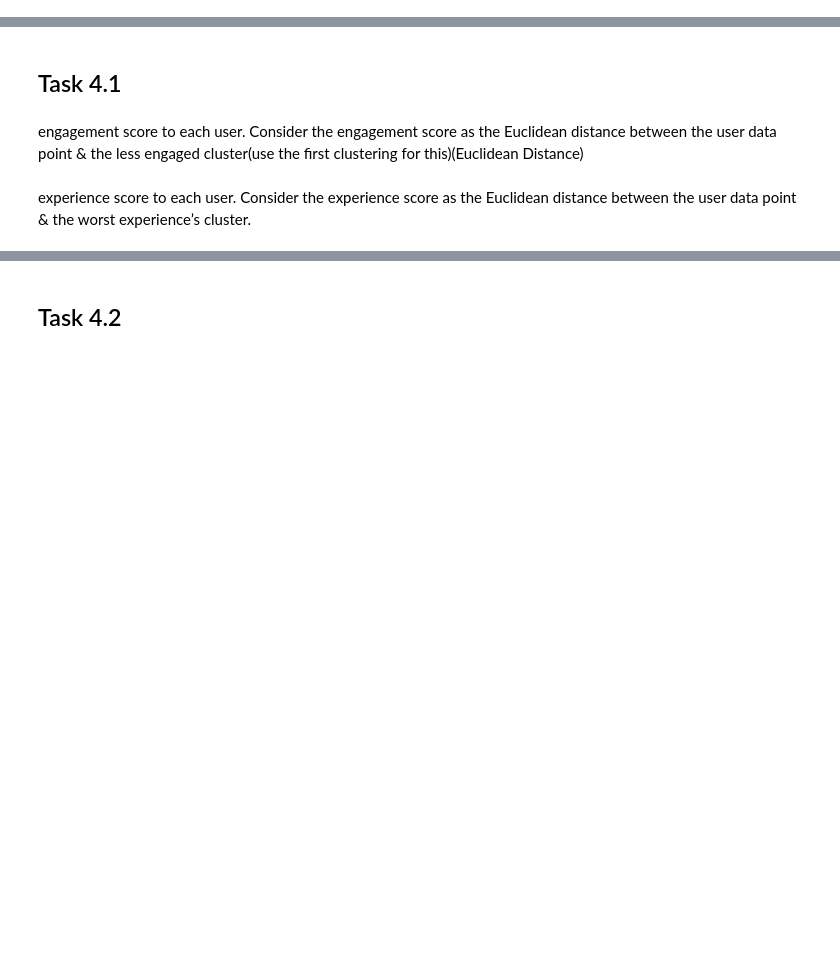
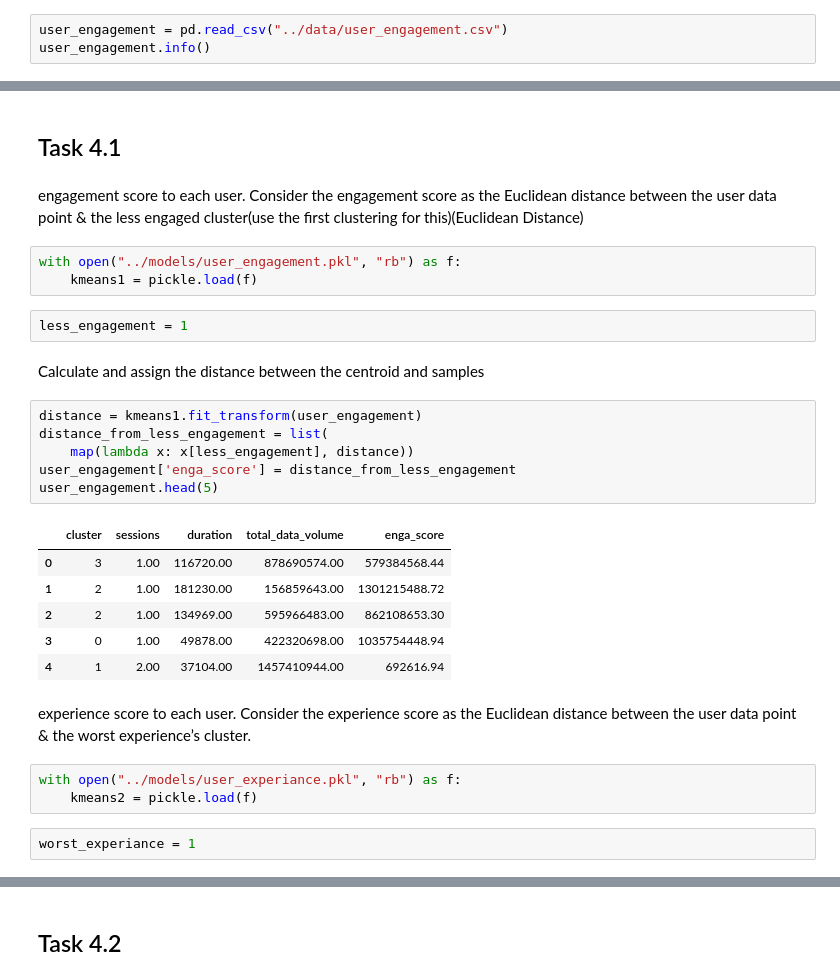
Before and after one commit to eandualem/telecom_analytics, a Jupyter notebook: notebooks/4.0_satisfaction_analysis.ipynb, the cells around one changed output, grey strips where cells are left out. Cells and saved outputs as stored; diff of their text form; blank space fills up the shorter version.

```diff
--- a/notebooks/4.0_satisfaction_analysis.ipynb
+++ b/notebooks/4.0_satisfaction_analysis.ipynb
@@ -55,0 +51,3 @@ memory usage: 60.5+ MB
+# %%
+user_engagement = pd.read_csv("../data/user_engagement.csv")
+user_engagement.info()
@@ -57,5 +67,30 @@ memory usage: 60.5+ MB
 ## Task 4.1
 # %% [markdown]
 engagement score to each user. Consider the engagement score as the Euclidean distance between the user data point & the less engaged cluster(use the first clustering for this)(Euclidean Distance)
+# %%
+with open("../models/user_engagement.pkl", "rb") as f:
+    kmeans1 = pickle.load(f)
+# %%
+less_engagement = 1
+# %% [markdown]
+Calculate and assign the distance between the centroid and samples
+# %%
+distance = kmeans1.fit_transform(user_engagement)
+distance_from_less_engagement = list(
+    map(lambda x: x[less_engagement], distance))
+user_engagement['enga_score'] = distance_from_less_engagement
+user_engagement.head(5)
+# %% [output]
+|  | cluster | sessions | duration | total_data_volume | enga_score |
+| 0 | 3 | 1.00 | 116720.00 | 878690574.00 | 579384568.44 |
+| 1 | 2 | 1.00 | 181230.00 | 156859643.00 | 1301215488.72 |
+| 2 | 2 | 1.00 | 134969.00 | 595966483.00 | 862108653.30 |
+| 3 | 0 | 1.00 | 49878.00 | 422320698.00 | 1035754448.94 |
+| 4 | 1 | 2.00 | 37104.00 | 1457410944.00 | 692616.94 |
 # %% [markdown]
 experience score to each user. Consider the experience score as the Euclidean distance between the user data point & the worst experience’s cluster.
+# %%
+with open("../models/user_experiance.pkl", "rb") as f:
+    kmeans2 = pickle.load(f)
+# %%
+worst_experiance = 1
```
Also changed, not shown: parts of 5 cells of this notebook, 6 other files.
